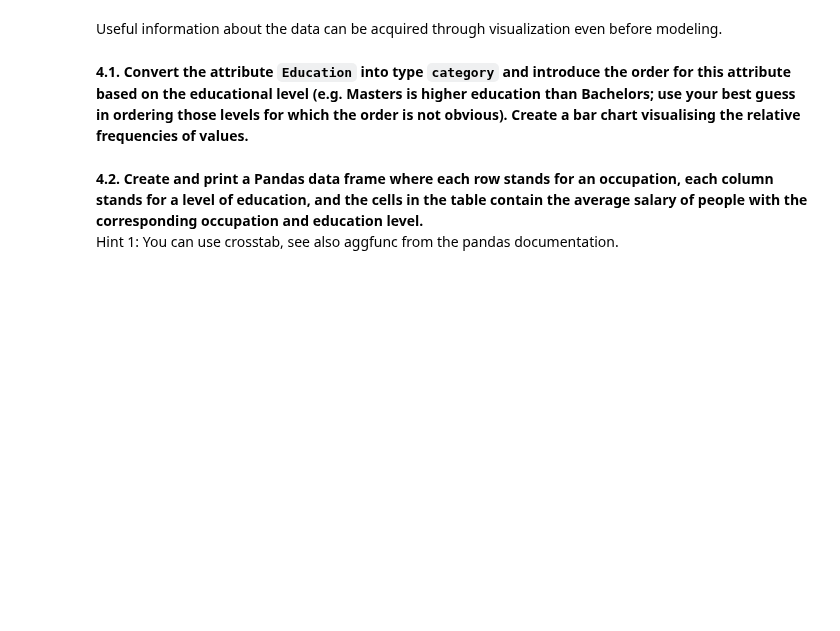
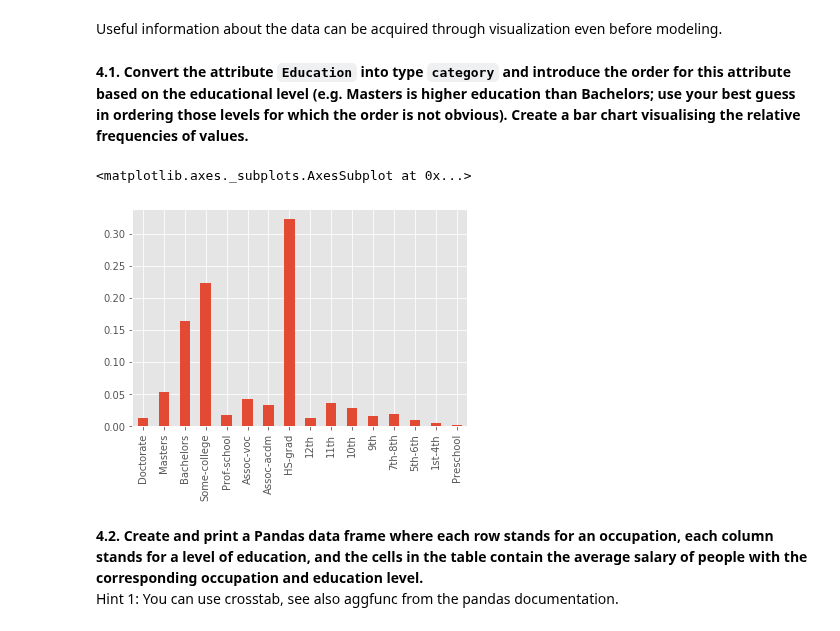
Before and after one commit to enliktjioe/bda2020, a Jupyter notebook: HW1/Homework_01.ipynb, the cells around one changed output. Cells and saved outputs as stored; diff of their text form; code cells hidden in the pictures; blank space fills up the shorter version.

```diff
--- a/HW1/Homework_01.ipynb
+++ b/HW1/Homework_01.ipynb
@@ -509,3 +510,29 @@ Useful information about the data can be acquired through visualization even bef
+# %%
+# TODO
+data['education'] = data['education'].astype('category')
+# data['education'] = data['education'].cat.reorder_categories(['Doctorate', 'Masters',
+#                                           'Bachelors', 'Some-college', 'Prof-school', 'Assoc-voc', 'Assoc-acdm',
+#                                           'HS-grad', '12th',
+#                                           '11th', '10th',
+#                                           '9th', '7th-8th',
+#                                           '5th-6th', '1st-4th',
+#                                           'Preschool'
+#                                          ], ordered = True)
+
+# data['education'].unique().sum()
+# data['education'].describe()
+
+data['education'].value_counts(normalize = True).reindex(['Doctorate', 'Masters',
+                                          'Bachelors', 'Some-college', 'Prof-school', 'Assoc-voc', 'Assoc-acdm',
+                                          'HS-grad', '12th',
+                                          '11th', '10th',
+                                          '9th', '7th-8th',
+                                          '5th-6th', '1st-4th',
+                                          'Preschool'
+                                         ]).plot(kind="bar")
+# %% [output]
+<matplotlib.axes._subplots.AxesSubplot at 0x...>
+[figure, added]
 # %% [markdown]
 **4.2.  Create and print a Pandas data frame where each row stands for an occupation, each column stands for a level of education, and the cells in the table contain the average salary of people with the corresponding occupation and education level.** <br>
 Hint 1: You can use crosstab, see also aggfunc from the pandas documentation.
```
Also changed, not shown: parts of 14 cells of this notebook.
